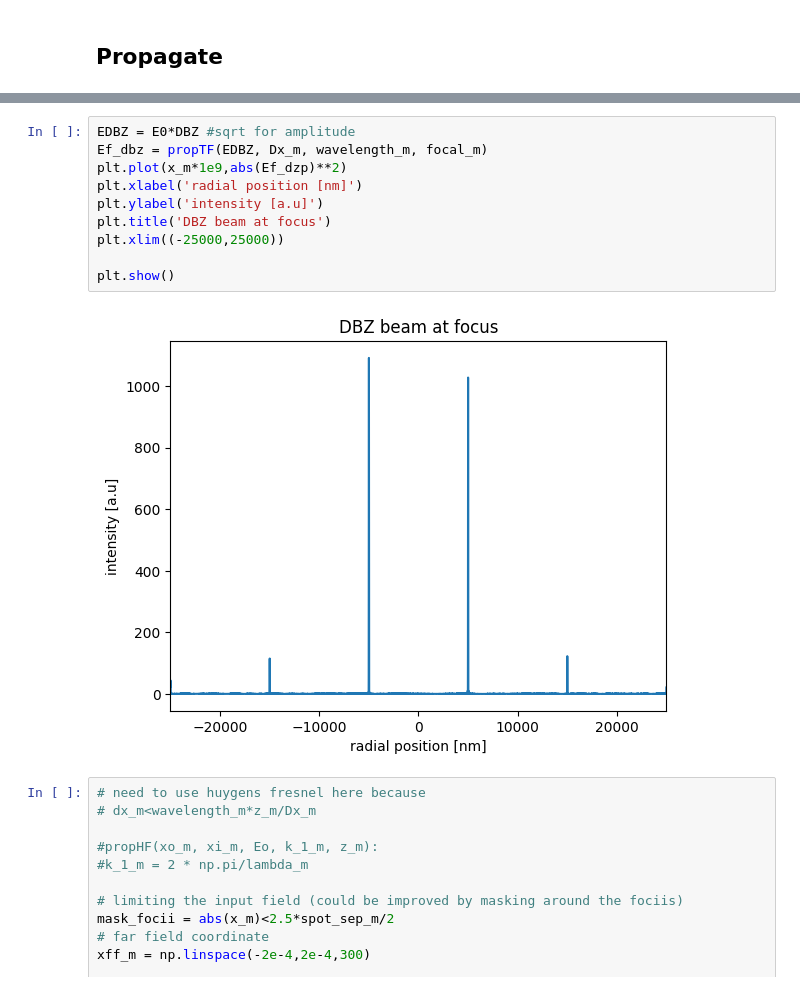
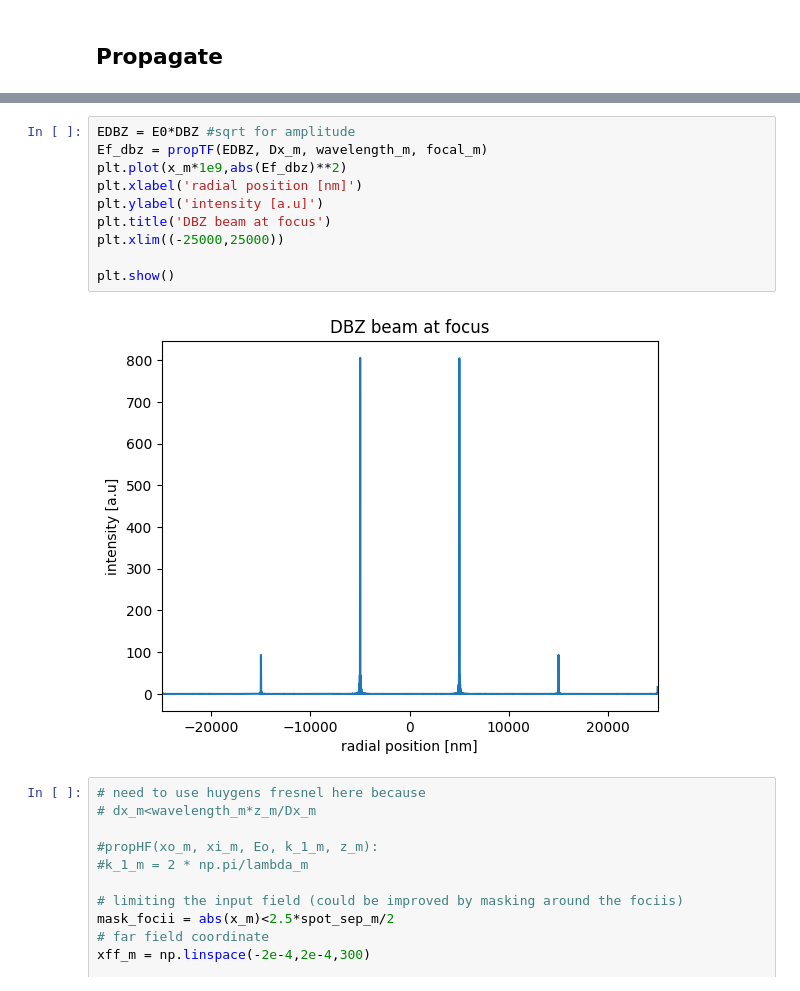
Before and after one commit to xiaoyachong/dream, a Jupyter notebook: dbz.ipynb, the cells around one changed output, grey strips where cells are left out. Cells and saved outputs as stored; diff of their text form.

```diff
--- a/dbz.ipynb
+++ b/dbz.ipynb
@@ -109,15 +109,15 @@ plt.show()
 # %%
 EDBZ = E0*DBZ #sqrt for amplitude
 Ef_dbz = propTF(EDBZ, Dx_m, wavelength_m, focal_m)
-plt.plot(x_m*1e9,abs(Ef_dzp)**2)
+plt.plot(x_m*1e9,abs(Ef_dbz)**2)
 plt.xlabel('radial position [nm]')
 plt.ylabel('intensity [a.u]')
 plt.title('DBZ beam at focus')
 plt.xlim((-25000,25000))
 
 plt.show()
 # %% [output]
-[figure, old version]
+[figure, new version]
 # %%
 # need to use huygens fresnel here because
 # dx_m<wavelength_m*z_m/Dx_m
```
Also changed, not shown: parts of 1 cell of this notebook.
